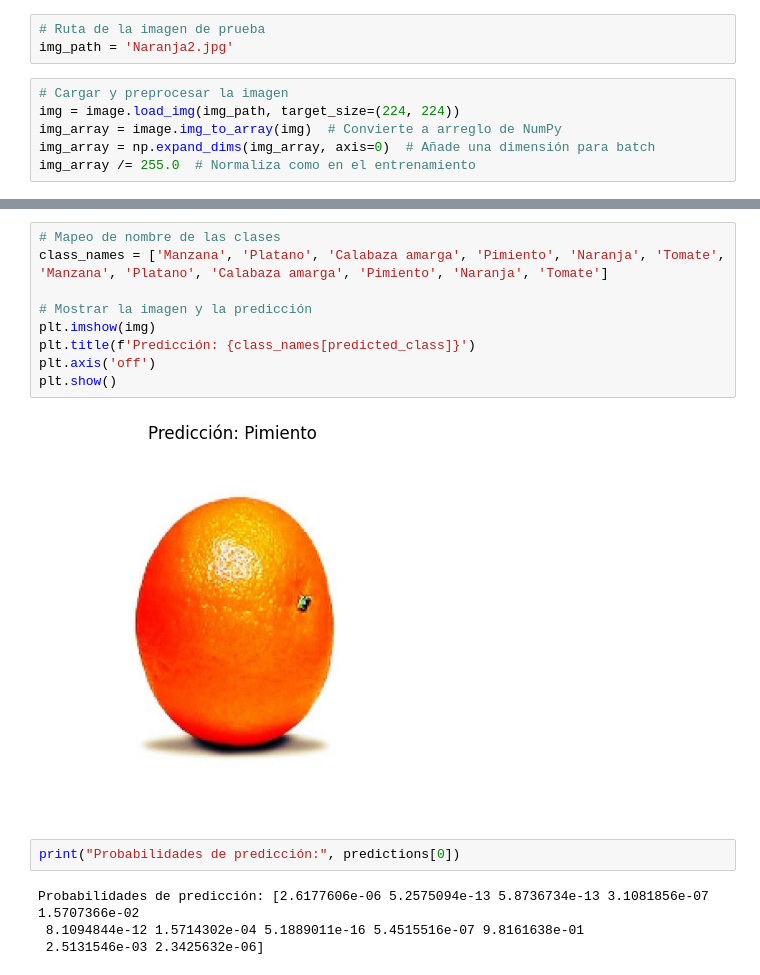
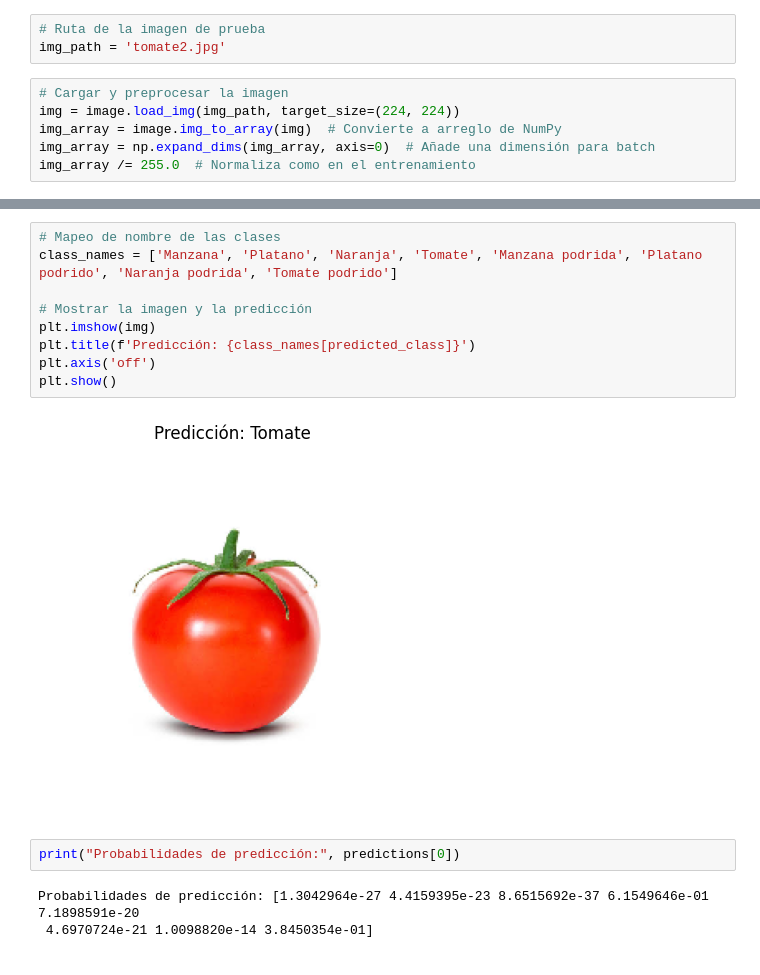
Before and after one commit to Croubs/fruit_detector, a Jupyter notebook: test.ipynb, the cells around one changed output, grey strips where cells are left out. Cells and saved outputs as stored; diff of their text form.

```diff
--- a/test.ipynb
+++ b/test.ipynb
@@ -26,7 +12,7 @@ WARNING:absl:Compiled the loaded model, but the compiled metrics have yet to be
 Modelo cargado exitosamente.
 # %%
 # Ruta de la imagen de prueba
-img_path = 'Naranja2.jpg'
+img_path = 'tomate2.jpg'
 # %%
 # Cargar y preprocesar la imagen
 img = image.load_img(img_path, target_size=(224, 224))
@@ -42,17 +28,16 @@ predicted_class = np.argmax(predictions[0])  # Clase con la probabilidad más al
 # %%
 # Mapeo de nombre de las clases
-class_names = ['Manzana', 'Platano', 'Calabaza amarga', 'Pimiento', 'Naranja', 'Tomate', 'Manzana', 'Platano', 'Calabaza amarga', 'Pimiento', 'Naranja', 'Tomate']
+class_names = ['Manzana', 'Platano', 'Naranja', 'Tomate', 'Manzana podrida', 'Platano podrido', 'Naranja podrida', 'Tomate podrido']
 
 # Mostrar la imagen y la predicción
 plt.imshow(img)
 plt.title(f'Predicción: {class_names[predicted_class]}')
 plt.axis('off')
 plt.show()
 # %% [output]
-[figure, old version]
+[figure, new version]
 # %%
 print("Probabilidades de predicción:", predictions[0])
 # %% [output]
-Probabilidades de predicción: [2.6177606e-06 5.2575094e-13 5.8736734e-13 3.1081856e-07 1.5707366e-02
- 8.1094844e-12 1.5714302e-04 5.1889011e-16 5.4515516e-07 9.8161638e-01
- 2.5131546e-03 2.3425632e-06]
+Probabilidades de predicción: [1.3042964e-27 4.4159395e-23 8.6515692e-37 6.1549646e-01 7.1898591e-20
+ 4.6970724e-21 1.0098820e-14 3.8450354e-01]
```
Also changed, not shown: parts of 3 cells of this notebook, 17 other files.
